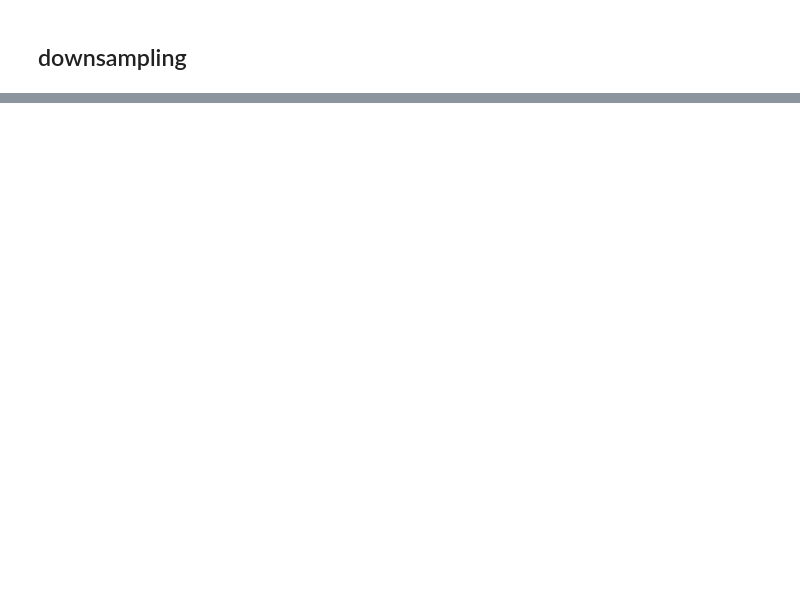
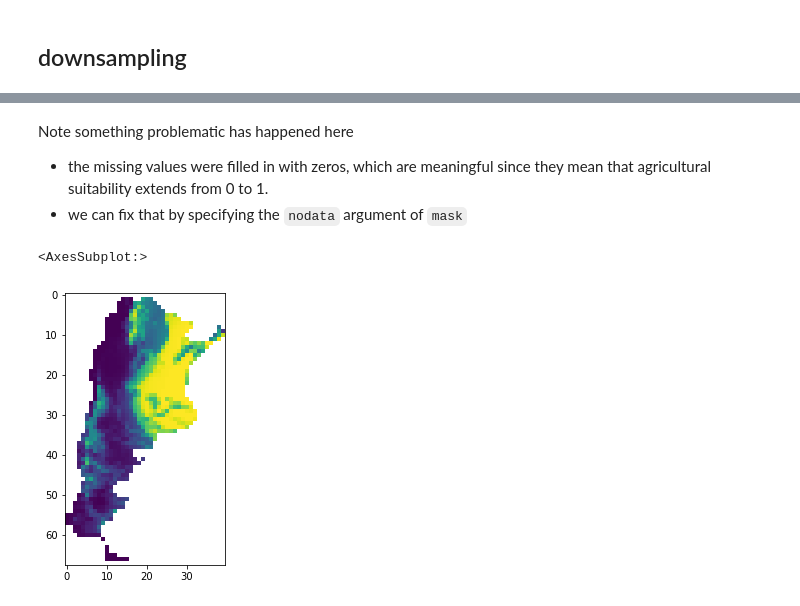
Before and after one commit to sebastianhohmann/geopandas_examples, a Jupyter notebook: _05_common_recipes_raster.ipynb, the cells around one changed output, grey strips where cells are left out. Drawn from its saved outputs; the diff is of its cells as text; code cells hidden in the pictures; blank space fills up the shorter version.

```diff
--- a/_05_common_recipes_raster.ipynb
+++ b/_05_common_recipes_raster.ipynb
@@ -313,0 +368,12 @@ show(suit_coarser, ax=ax)
+# %% [markdown]
+Note something problematic has happened here
+- the missing values were filled in with zeros, which are meaningful since they mean that agricultural suitability extends from 0 to 1.
+- we can fix that by specifying the `nodata` argument of `mask`
+# %%
+suit_arg_array, suit_arg_transform = mask(suit, shapes=argentina.geometry, crop=True, nodata=np.nan)
+# %%
+f, ax = plt.subplots(1,1, figsize=(3, 5))
+show(suit_arg_array, ax=ax)
+# %% [output]
+<AxesSubplot:>
+[figure, added]
```
Also changed, not shown: parts of 16 cells of this notebook.
